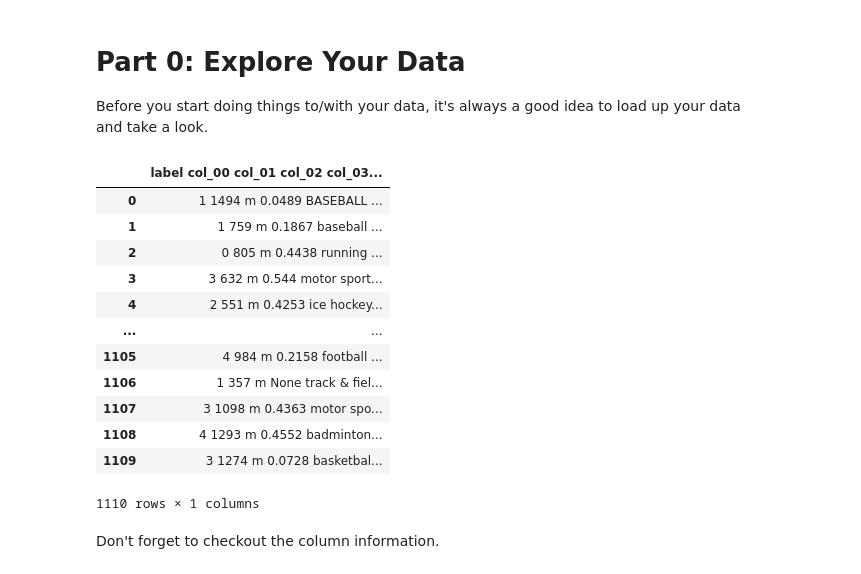
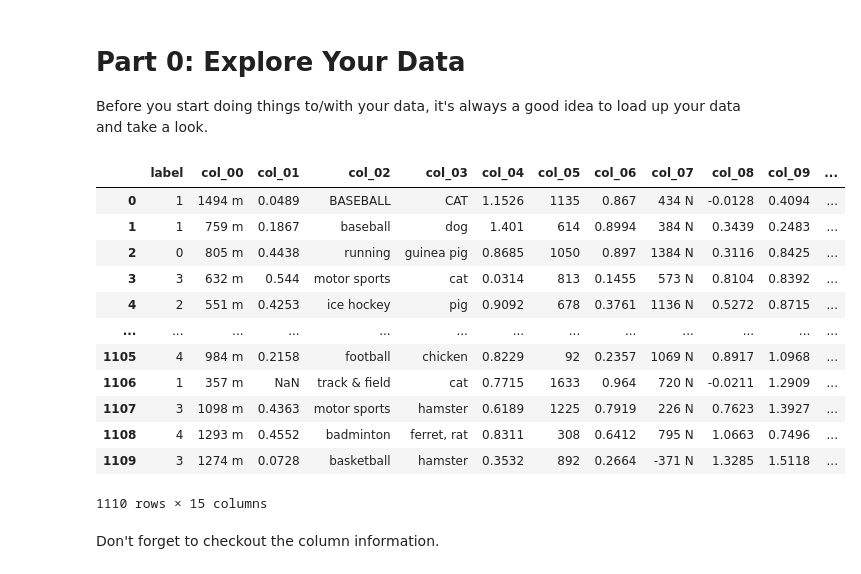
Before and after one commit to Kevinmunoz1/H05, a Jupyter notebook: assignment.ipynb, the cells around one changed output. Cells and saved outputs as stored; diff of their text form; code cells hidden in the pictures.

```diff
--- a/assignment.ipynb
+++ b/assignment.ipynb
@@ -46,31 +46,31 @@ Working in industry is not always glamorous.
 Before you start doing things to/with your data, it's always a good idea to load up your data and take a look.
 # %%
 import pandas as pd
-import numpy as np
 from sklearn.linear_model import LogisticRegression
 from sklearn.neighbors import KNeighborsClassifier
 from sklearn.tree import DecisionTreeClassifier
 from sklearn.model_selection import StratifiedKFold
 from sklearn.metrics import accuracy_score
 from scipy.stats import ttest_ind
+import matplotlib.pyplot as plt
 
 # Modify this to point to your data.
-unique_data = pd.read_csv('data.txt', sep = "\t")
+unique_data = pd.read_csv('kmunozro_data.txt', sep='\t')
 unique_data
 # %% [output]
-|  | label col_00 col_01 col_02 col_03... |
-| 0 | 1 1494 m 0.0489 BASEBALL ... |
-| 1 | 1 759 m 0.1867 baseball ... |
-| 2 | 0 805 m 0.4438 running ... |
-| 3 | 3 632 m 0.544 motor sport... |
-| 4 | 2 551 m 0.4253 ice hockey... |
-| ... | ... |
-| 1105 | 4 984 m 0.2158 football ... |
-| 1106 | 1 357 m None track & fiel... |
-| 1107 | 3 1098 m 0.4363 motor spo... |
-| 1108 | 4 1293 m 0.4552 badminton... |
-| 1109 | 3 1274 m 0.0728 basketbal... |
+|  | label | col_00 | col_01 | col_02 | col_03 | col_04 | col_05 | col_06 | col_07 | col_08 | col_09 | ... |
+| 0 | 1 | 1494 m | 0.0489 | BASEBALL | CAT | 1.1526 | 1135 | 0.867 | 434 N | -0.0128 | 0.4094 | ... |
+| 1 | 1 | 759 m | 0.1867 | baseball | dog | 1.401 | 614 | 0.8994 | 384 N | 0.3439 | 0.2483 | ... |
+| 2 | 0 | 805 m | 0.4438 | running | guinea pig | 0.8685 | 1050 | 0.897 | 1384 N | 0.3116 | 0.8425 | ... |
+| 3 | 3 | 632 m | 0.544 | motor sports | cat | 0.0314 | 813 | 0.1455 | 573 N | 0.8104 | 0.8392 | ... |
+| 4 | 2 | 551 m | 0.4253 | ice hockey | pig | 0.9092 | 678 | 0.3761 | 1136 N | 0.5272 | 0.8715 | ... |
+| ... | ... | ... | ... | ... | ... | ... | ... | ... | ... | ... | ... | ... |
+| 1105 | 4 | 984 m | 0.2158 | football | chicken | 0.8229 | 92 | 0.2357 | 1069 N | 0.8917 | 1.0968 | ... |
+| 1106 | 1 | 357 m | NaN | track & field | cat | 0.7715 | 1633 | 0.964 | 720 N | -0.0211 | 1.2909 | ... |
+| 1107 | 3 | 1098 m | 0.4363 | motor sports | hamster | 0.6189 | 1225 | 0.7919 | 226 N | 0.7623 | 1.3927 | ... |
+| 1108 | 4 | 1293 m | 0.4552 | badminton | ferret, rat | 0.8311 | 308 | 0.6412 | 795 N | 1.0663 | 0.7496 | ... |
+| 1109 | 3 | 1274 m | 0.0728 | basketball | hamster | 0.3532 | 892 | 0.2664 | -371 N | 1.3285 | 1.5118 | ... |
-1110 rows × 1 columns
+1110 rows × 15 columns
 # %% [markdown]
 Don't forget to checkout the column information.
 # %%
```
Also changed, not shown: parts of 4 cells of this notebook, 2 other files.
